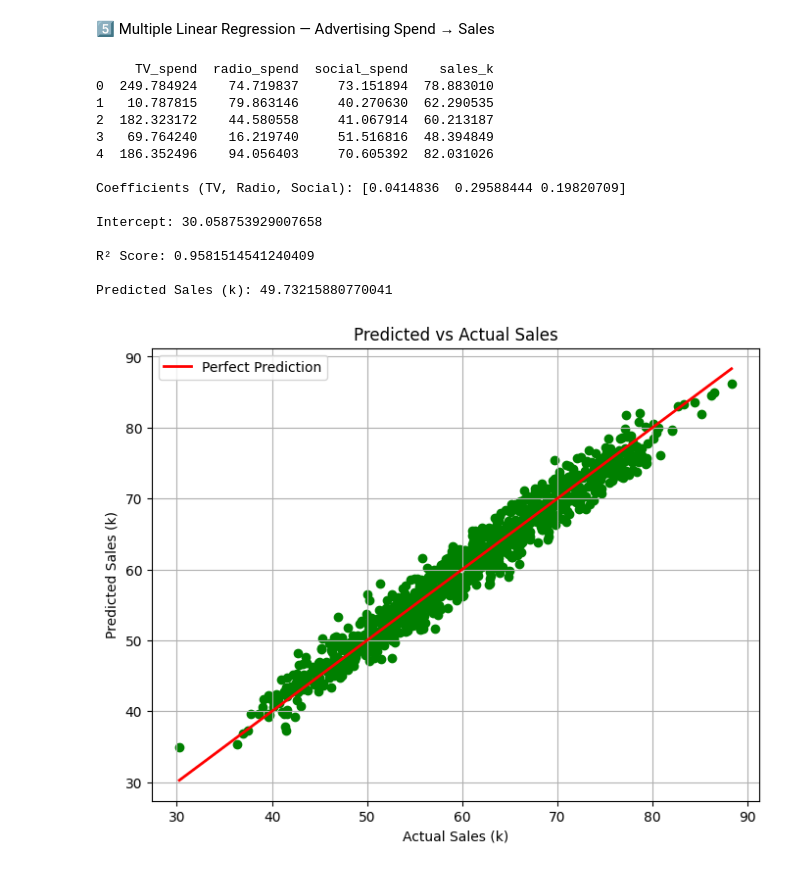
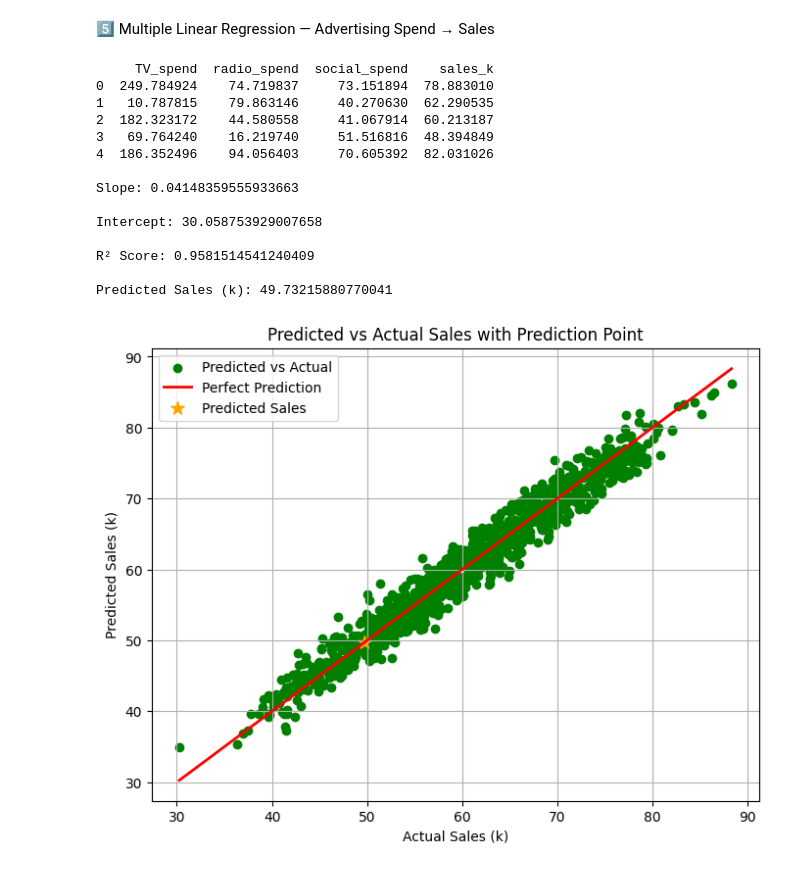
Before and after one commit to Vinotha2005/LR-PRACTISE, a Jupyter notebook: task.ipynb, the cells around one changed output. Saved outputs shown, nothing was run; the diff lists cells and outputs as text; code cells hidden in the pictures.

```diff
--- a/task.ipynb
+++ b/task.ipynb
@@ -210,46 +230,49 @@ import pandas as pd
 from sklearn.linear_model import LinearRegression
 from sklearn.metrics import r2_score
 
+
 df = pd.read_csv("advertising_sales.csv")
 print(df.head())
+
 X = df[['TV_spend', 'radio_spend', 'social_spend']]
 y = df['sales_k']
 
 model = LinearRegression()
 model.fit(X, y)
 
-print("\nCoefficients (TV, Radio, Social):", model.coef_)
+print("\nSlope:", model.coef_[0])
 print("\nIntercept:", model.intercept_)
 
 y_pred = model.predict(X)
 print("\nR² Score:", r2_score(y, y_pred))
 
-
-pred = model.predict(pd.DataFrame({'TV_spend': [160], 'radio_spend': [32], 'social_spend': [18]}))
+new_data = pd.DataFrame({'TV_spend':[160], 'radio_spend':[32], 'social_spend':[18]})
+pred = model.predict(new_data)
 print("\nPredicted Sales (k):", pred[0])
 
 plt.figure(figsize=(8,6))
-plt.scatter(y, y_pred, color='green')
+plt.scatter(y, model.predict(X), color='green', label='Predicted vs Actual')
 plt.plot([y.min(), y.max()], [y.min(), y.max()], color='red', linewidth=2, label='Perfect Prediction')
+plt.scatter(pred[0], pred[0], color='orange', s=100, marker='*', label='Predicted Sales')
 plt.xlabel("Actual Sales (k)")
 plt.ylabel("Predicted Sales (k)")
-plt.title("Predicted vs Actual Sales")
+plt.title("Predicted vs Actual Sales with Prediction Point")
 plt.legend()
 plt.grid(True)
 plt.show()
 # %% [output]
      TV_spend  radio_spend  social_spend    sales_k
 0  249.784924    74.719837     73.151894  78.883010
 1   10.787815    79.863146     40.270630  62.290535
 2  182.323172    44.580558     41.067914  60.213187
 3   69.764240    16.219740     51.516816  48.394849
 4  186.352496    94.056403     70.605392  82.031026
 
-Coefficients (TV, Radio, Social): [0.0414836  0.29588444 0.19820709]
+Slope: 0.04148359555933663
 
 Intercept: 30.058753929007658
 
 R² Score: 0.9581514541240409
 
 Predicted Sales (k): 49.73215880770041
-[figure, old version]
+[figure, new version]
```
Also changed, not shown: parts of 4 cells of this notebook.
